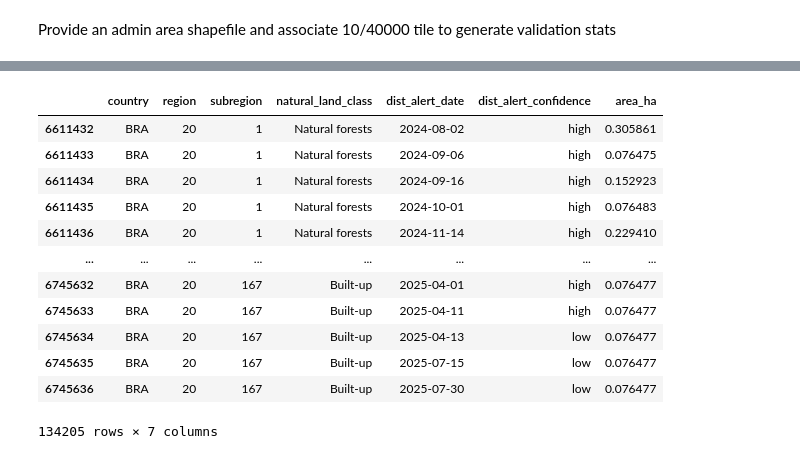
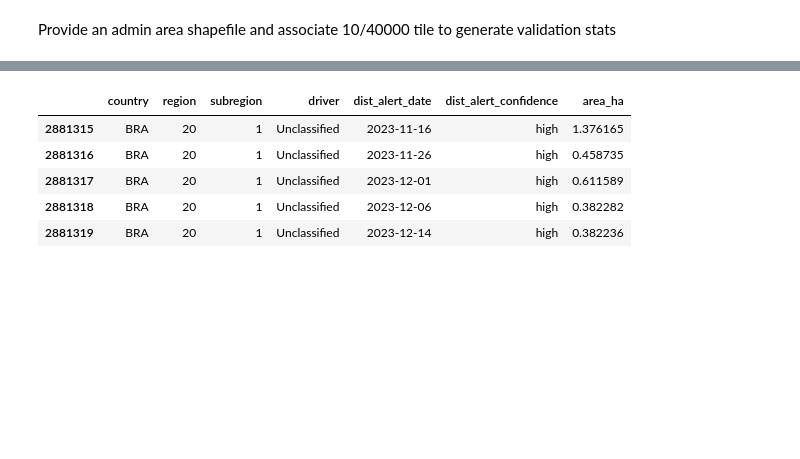
Before and after one commit to wri/project-zeno-data-infra, a Jupyter notebook: notebooks/validate_zonal_stats.ipynb, the cells around one changed output, grey strips where cells are left out. Drawn from its saved outputs; the diff is of its cells as text; code cells hidden in the pictures; blank space fills up the shorter version.

```diff
--- a/notebooks/validate_zonal_stats.ipynb
+++ b/notebooks/validate_zonal_stats.ipynb
@@ -275,20 +300,13 @@ result_df
 # %%
-zeno_df = pd.read_parquet("s3://gfw-data-lake/umd_glad_dist_alerts/v20251004/tabular/zonal_stats/gadm/gadm_adm2_dist_alerts_by_natural_lands.parquet")
+zeno_df = pd.read_parquet("s3://gfw-data-lake/umd_glad_dist_alerts/v20251004/tabular/zonal_stats/gadm/gadm_adm2_dist_alerts_by_drivers.parquet")
 zeno_aoi_df = zeno_df[(zeno_df["country"] == "BRA") & (zeno_df["region"] == 20)]
 # %%
-zeno_aoi_df
+zeno_aoi_df.head()
 # %% [output]
-|  | country | region | subregion | natural_land_class | dist_alert_date | dist_alert_confidence | area_ha |
-| 6611432 | BRA | 20 | 1 | Natural forests | 2024-08-02 | high | 0.305861 |
-| 6611433 | BRA | 20 | 1 | Natural forests | 2024-09-06 | high | 0.076475 |
-| 6611434 | BRA | 20 | 1 | Natural forests | 2024-09-16 | high | 0.152923 |
-| 6611435 | BRA | 20 | 1 | Natural forests | 2024-10-01 | high | 0.076483 |
-| 6611436 | BRA | 20 | 1 | Natural forests | 2024-11-14 | high | 0.229410 |
-| ... | ... | ... | ... | ... | ... | ... | ... |
-| 6745632 | BRA | 20 | 167 | Built-up | 2025-04-01 | high | 0.076477 |
-| 6745633 | BRA | 20 | 167 | Built-up | 2025-04-11 | high | 0.076477 |
-| 6745634 | BRA | 20 | 167 | Built-up | 2025-04-13 | low | 0.076477 |
-| 6745635 | BRA | 20 | 167 | Built-up | 2025-07-15 | low | 0.076477 |
-| 6745636 | BRA | 20 | 167 | Built-up | 2025-07-30 | low | 0.076477 |
+|  | country | region | subregion | driver | dist_alert_date | dist_alert_confidence | area_ha |
+| 2881315 | BRA | 20 | 1 | Unclassified | 2023-11-16 | high | 1.376165 |
+| 2881316 | BRA | 20 | 1 | Unclassified | 2023-11-26 | high | 0.458735 |
+| 2881317 | BRA | 20 | 1 | Unclassified | 2023-12-01 | high | 0.611589 |
+| 2881318 | BRA | 20 | 1 | Unclassified | 2023-12-06 | high | 0.382282 |
+| 2881319 | BRA | 20 | 1 | Unclassified | 2023-12-14 | high | 0.382236 |
-134205 rows × 7 columns
 # %%
```
Also changed, not shown: parts of 8 cells of this notebook, 1 other file.
